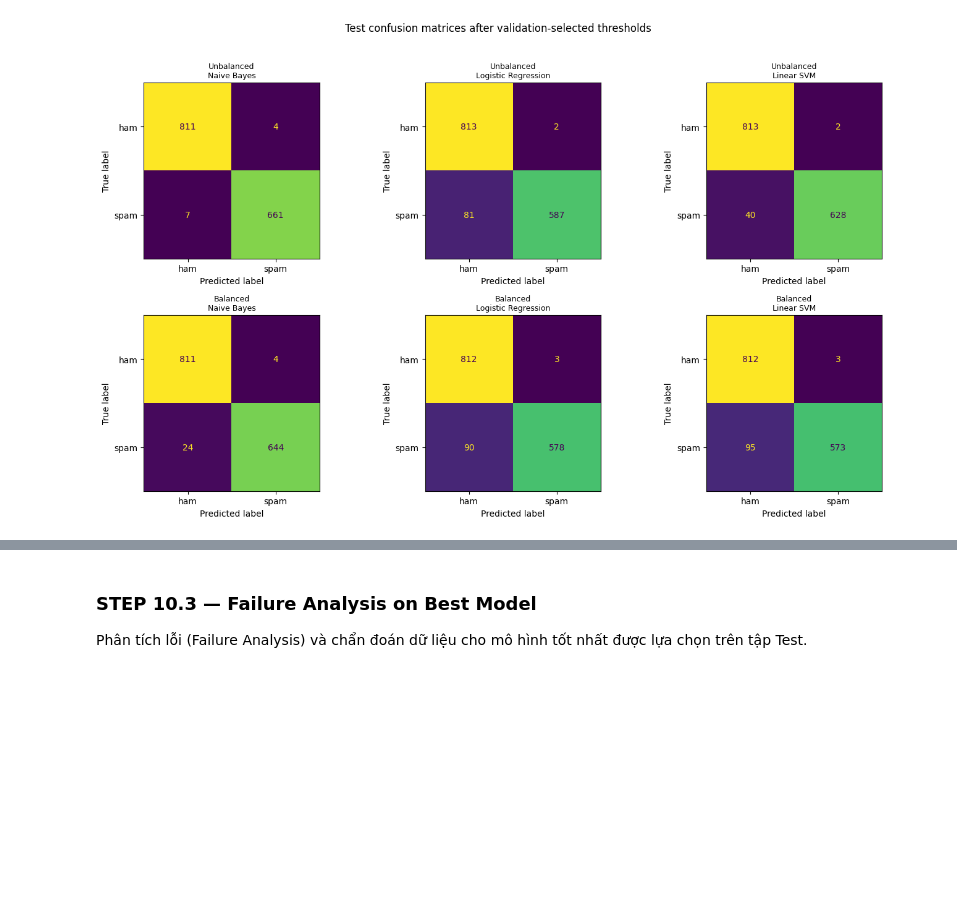
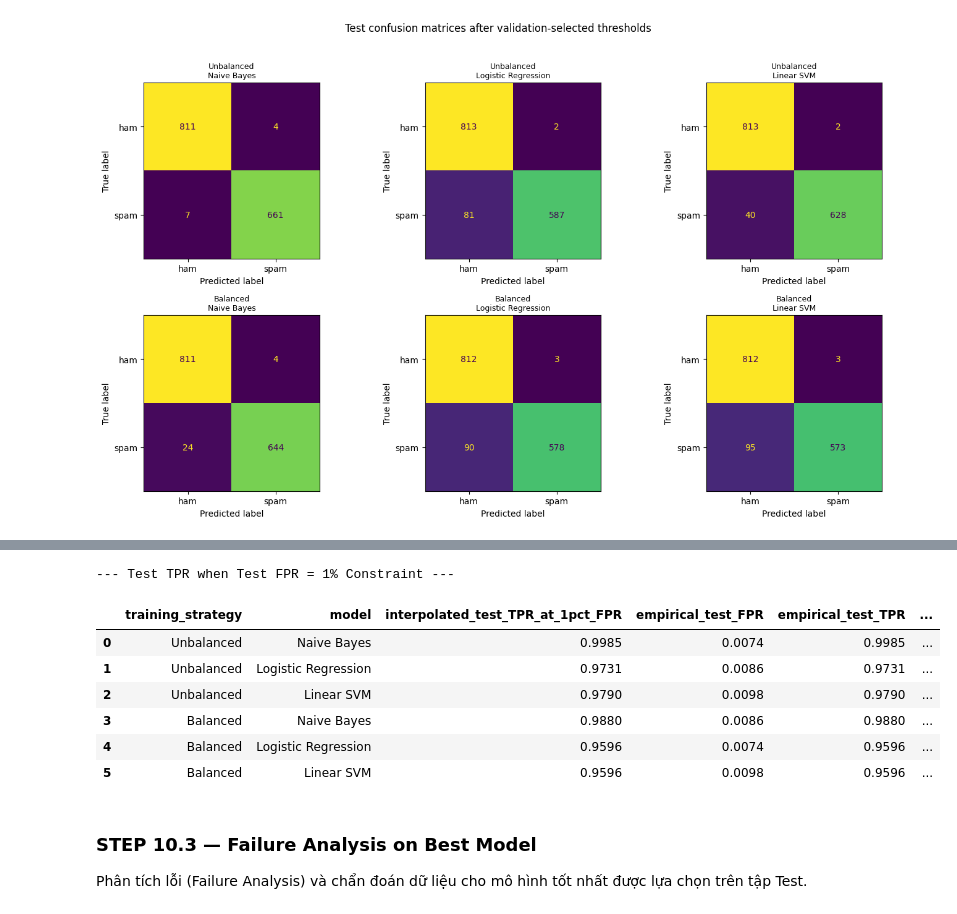
Before and after one commit to QuangManhAI/lab01-machine-learning, a Jupyter notebook: notebooks/lab01.ipynb, the cells around one changed output, grey strips where cells are left out. Drawn from its saved outputs; the diff is of its cells as text; code cells hidden in the pictures; blank space fills up the shorter version.

Commit message:
Add comparison markdown cell and Test TPR at 1% FPR constraint check code cell

```diff
--- a/notebooks/lab01.ipynb
+++ b/notebooks/lab01.ipynb
@@ -758,3 +776,52 @@ plt.show()
+# %%
+# Khảo sát điều kiện ràng buộc: Nếu chấp nhận tỷ lệ báo động giả Test FPR tối đa = 1%
+# thì mô hình sẽ đạt được tỷ lệ bắt giữ spam Test TPR là bao nhiêu?
+test_tpr_at_1pct_fpr = []
+
+for mode_name, train_df in train_modes.items():
+    for algo_name in ["Naive Bayes", "Logistic Regression", "Linear SVM"]:
+        key = f"{mode_name}_{algo_name}"
+        payload = trained_models[key]
+
+        y_test_arr = payload["y_test_arr"]
+        test_scores = payload["test_scores"]
+
+        y_test_bin = (y_test_arr == positive_label).astype(int)
+        fpr, tpr, thresholds = roc_curve(y_test_bin, test_scores)
+
+        # Nội suy tuyến tính giá trị TPR chính xác tại FPR = 0.01
+        tpr_at_1pct = np.interp(0.01, fpr, tpr)
+
+        # Tìm ngưỡng thực nghiệm tối ưu nhất trên tập Test sao cho test_FPR <= 1%
+        survey_test = pd.DataFrame({"threshold": thresholds, "FPR": fpr, "TPR": tpr})
+        under_1pct = survey_test[survey_test["FPR"] <= 0.01]
+        if under_1pct.empty:
+            closest_row = survey_test.sort_values("FPR").iloc[0]
+        else:
+            # Lấy dòng có TPR cao nhất mà FPR <= 1%
+            closest_row = under_1pct.sort_values(["TPR", "FPR"], ascending=[False, True]).iloc[0]
+
+        test_tpr_at_1pct_fpr.append({
+            "training_strategy": mode_name,
+            "model": algo_name,
+            "interpolated_test_TPR_at_1pct_FPR": tpr_at_1pct,
+            "empirical_test_FPR": closest_row["FPR"],
+            "empirical_test_TPR": closest_row["TPR"],
+            "threshold_for_1pct_FPR": closest_row["threshold"]
+        })
+
+df_tpr_at_1pct = pd.DataFrame(test_tpr_at_1pct_fpr)
+print("--- Test TPR when Test FPR = 1% Constraint ---")
+display(df_tpr_at_1pct.round(4))
+# %% [output]
+--- Test TPR when Test FPR = 1% Constraint ---
+|  | training_strategy | model | interpolated_test_TPR_at_1pct_FPR | empirical_test_FPR | empirical_test_TPR | ... |
+| 0 | Unbalanced | Naive Bayes | 0.9985 | 0.0074 | 0.9985 | ... |
+| 1 | Unbalanced | Logistic Regression | 0.9731 | 0.0086 | 0.9731 | ... |
+| 2 | Unbalanced | Linear SVM | 0.9790 | 0.0098 | 0.9790 | ... |
+| 3 | Balanced | Naive Bayes | 0.9880 | 0.0086 | 0.9880 | ... |
+| 4 | Balanced | Logistic Regression | 0.9596 | 0.0074 | 0.9596 | ... |
+| 5 | Balanced | Linear SVM | 0.9596 | 0.0098 | 0.9596 | ... |
 # %% [markdown]
 ### STEP 10.3 — Failure Analysis on Best Model
 
```
Also changed, not shown: parts of 1 cell of this notebook.
